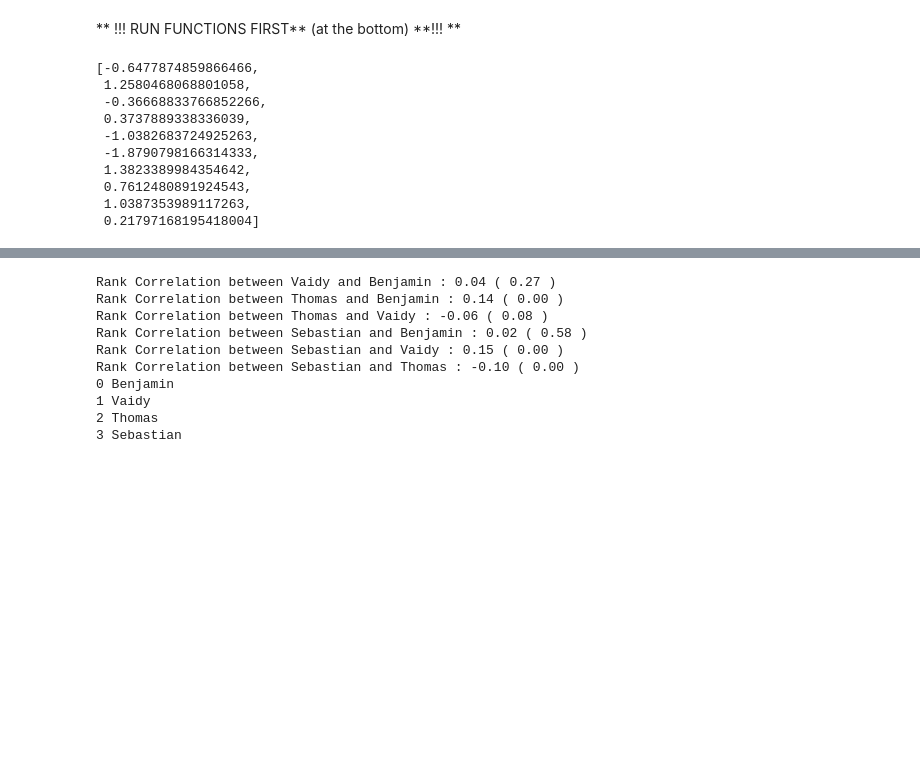
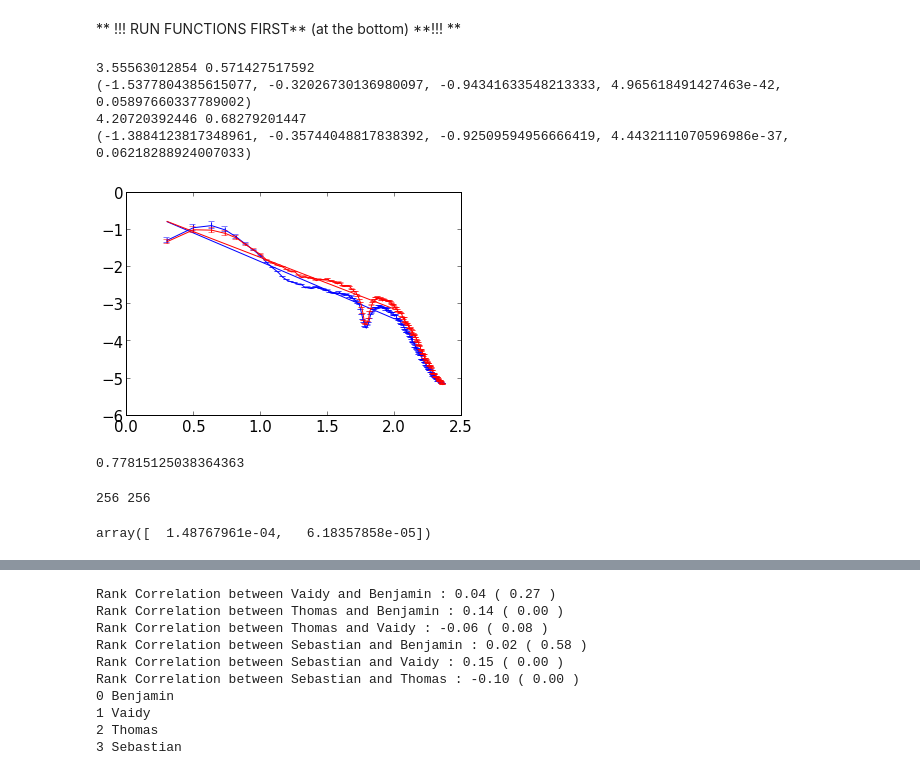
Before and after one commit to wazaahhh/hyperscanning, a Jupyter notebook: brainwaves_hyperscanning.ipynb, the cells around one changed output, grey strips where cells are left out. Drawn from its saved outputs; the diff is of its cells as text; code cells hidden in the pictures; blank space fills up the shorter version.

```diff
--- a/brainwaves_hyperscanning.ipynb
+++ b/brainwaves_hyperscanning.ipynb
@@ -46,13 +51,6 @@ data =  processRawSignal(csvType)
-# %%
-jsonData['entropy']['1']['John']['S'][:10]
-# %% [output]
-[-0.6477874859866466,
- 1.2580468068801058,
- -0.36668833766852266,
- 0.3737889338336039,
- -1.0382683724925263,
- -1.8790798166314333,
- 1.3823389984354642,
- 0.7612480891924543,
- 1.0387353989117263,
- 0.21797168195418004]
+# %%
+i0 = np.in1d(dic['time'],voiceTime[voiceIndex ==0])
+i1 = np.in1d(dic['time'],voiceTime[voiceIndex ==1])
+# %%
+ps0  = np.array(dic['spectra'].values())[i0]
+ps1  = np.array(dic['spectra'].values())[i1]
@@ -58,0 +79,47 @@ jsonData['entropy']['1']['John']['S'][:10]
+# %%
+xOutput = np.linspace(2,220,200)
+a0,s0 = avgPowerSpectra(ps0,xOutput)
+a1,s1 = avgPowerSpectra(ps1,xOutput)
+# %%
+avg0 = np.mean(a0,0)
+avg1 = np.mean(a1,0)
+
+lx = np.log10(xOutput)
+ly0 = np.log10(avg0)
+ly1 = np.log10(avg1)
+
+std0 = np.std(a0,0)
+std1 = np.std(a1,0)
+
+c = lx < 2
+
+fit0 = stats.linregress(lx[c],ly0[c])
+fit1 = stats.linregress(lx[c],ly1[c])
+
+errorbar(lx,ly0,yerr=std0,color='b')
+plot(lx[c],lx[c]*fit0[0]+fit0[1],'b-')
+errorbar(lx,ly1,yerr=std1,color='r')
+plot(lx[c],lx[c]*fit1[0]+fit1[1],'r-')
+
+
+
+print np.mean(s0),np.std(s0)
+print fit0
+print np.mean(s1),np.std(s1)
+print fit1
+# %% [output]
+3.55563012854 0.571427517592
+(-1.5377804385615077, -0.32026730136980097, -0.94341633548213333, 4.965618491427463e-42, 0.05897660337789002)
+4.20720392446 0.68279201447
+(-1.3884123817348961, -0.35744048817838392, -0.92509594956666419, 4.4432111070596986e-37, 0.06218288924007033)
+[figure, added]
+# %%
+np.log10(6)
+# %% [output]
+0.77815125038364363
+# %%
+y = ps0[0]/sum(ps0[0])
+x = np.arange(1,len(y)+1)
+print len(y),len(x)
+# %% [output]
+256 256
@@ -58,0 +128,4 @@ jsonData['entropy']['1']['John']['S'][:10]
+# %%
+f([50,56])
+# %% [output]
+array([  1.48767961e-04,   6.18357858e-05])
```
Also changed, not shown: parts of 8 cells of this notebook.
